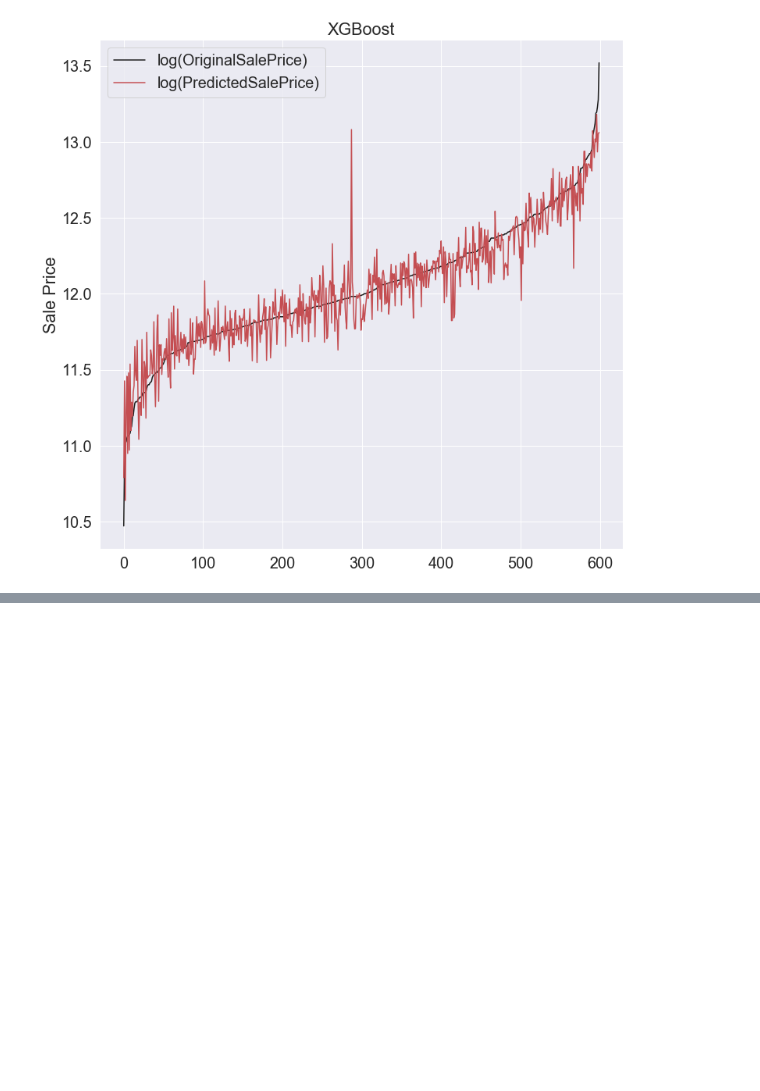
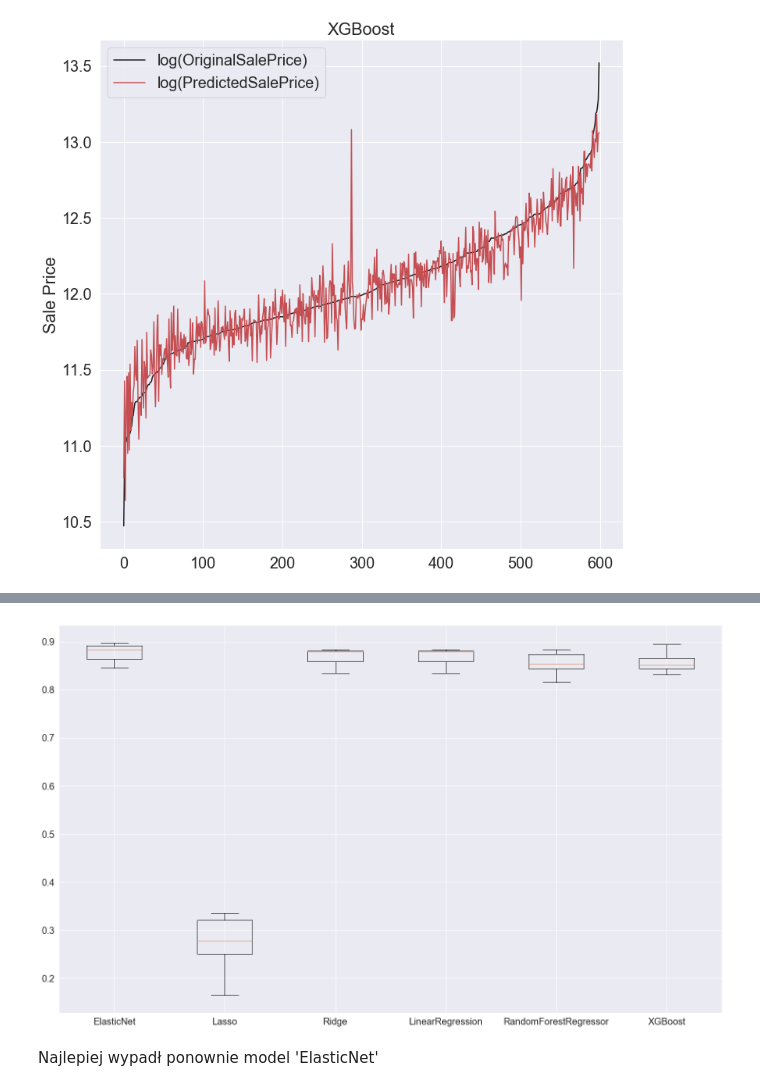
Before and after one commit to edytakudla/Ames_Prices_Predicting_Project, a Jupyter notebook: Project Ames.ipynb, the cells around one changed output, grey strips where cells are left out. Drawn from its saved outputs; the diff is of its cells as text; code cells hidden in the pictures; blank space fills up the shorter version.

Commit message:
dodanie porównania modeli - wykres pudełkowy dla R2 oraz dodanie opisu projektu

```diff
--- a/Project Ames.ipynb
+++ b/Project Ames.ipynb
@@ -1004,5 +1026,5 @@ Otrzymane wyniki - ceny domów obliczone przez modele oraz rzeczywiste ceny zapi
 # %%
-comparision_sale_price = []
+comparison_sale_price = []
 models_lst = ['ElasticNet', 'Lasso', 'Ridge', 'LinearRegression',
 #               'SVR',
               'RandomForestRegressor', 'XGBoost']
@@ -1013,12 +1035,12 @@ i = 0
 for name, model, time in models:
     predictions = model.predict(X_test)
     predictions = predictions.astype('float')
-    comparision_sale_price = pd.DataFrame({
+    comparison_sale_price = pd.DataFrame({
            results_names[0] : y_test,
            results_names[1] : predictions
         })
     file_name = 'Results_'+models_lst[i]+'.csv'
     file_names_lst.append(file_name)
-    comparision_sale_price.to_csv('./data/'+file_name, index=False)
+    comparison_sale_price.to_csv('./data/'+file_name, index=False)
     i += 1
 # %% [markdown]
@@ -1059,0 +1079,11 @@ GridSearchCV(scoring='r2_score')
+# %%
+results = []
+names = []
+means_r2 = []
+stds_r2 = []
+for name, model, time in models:
+    cv_results = cross_val_score(model, X_train, y_train, cv=kfold, scoring='r2')
+    results.append(cv_results)
+    means_r2.append(cv_results.mean())
+    stds_r2.append(cv_results.std())
+    names.append(name)
@@ -1059,0 +1104,9 @@ GridSearchCV(scoring='r2_score')
+# %%
+fig, axes = plt.subplots(nrows=1, ncols=1, figsize=(25,15))
+plt.boxplot(results)
+axes.set_xticklabels(names)
+plt.show()
+# %% [output]
+[figure, added]
+# %% [markdown]
+Najlepiej wypadł ponownie model 'ElasticNet'
```
Also changed, not shown: parts of 15 cells of this notebook, 2 other files.
